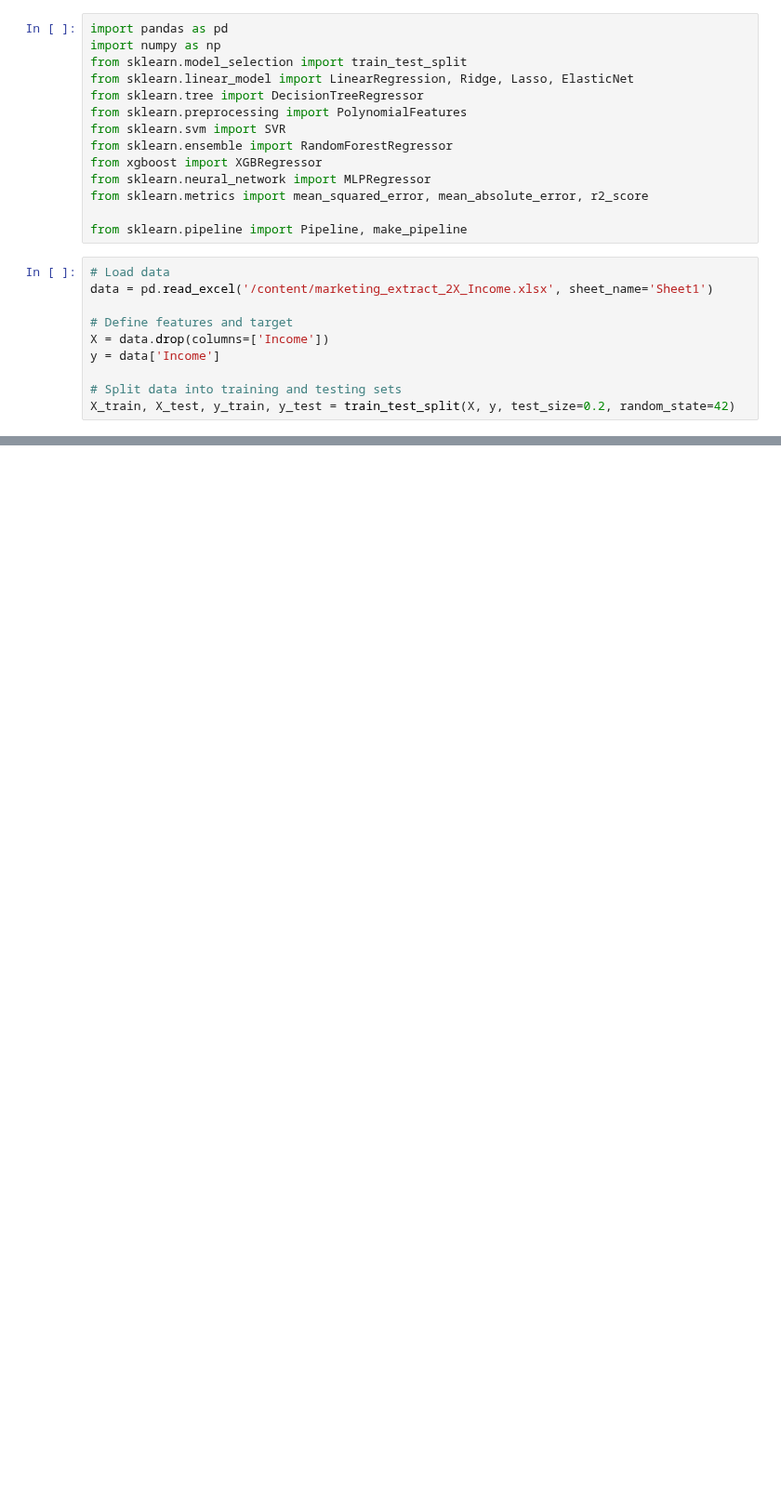
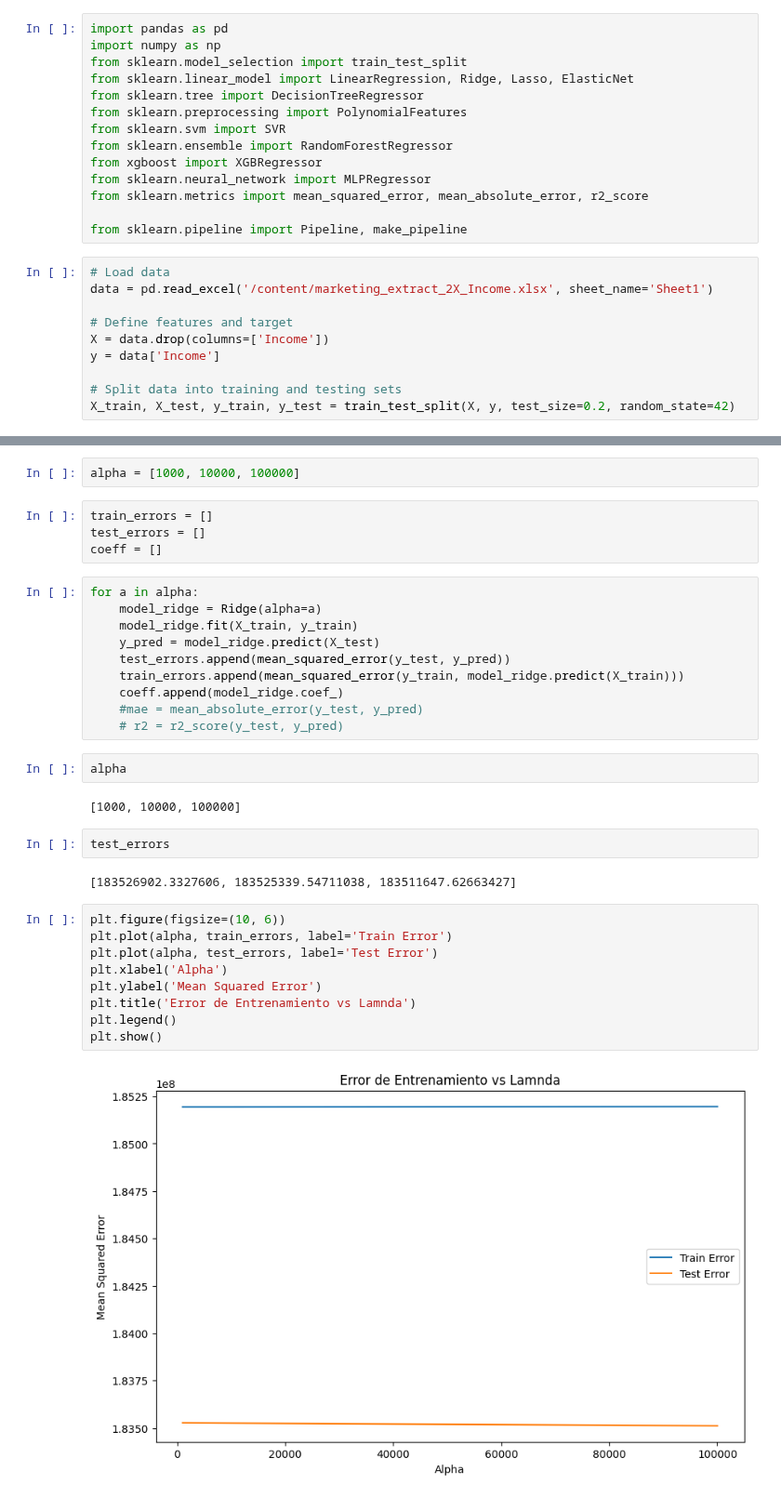
Before and after one commit to DeisyData/BIT_IA_Bootcamp, a Jupyter notebook: S12_C1_Regresion.ipynb, the cells around one changed output, grey strips where cells are left out. Shown at 93% size. Drawn from its saved outputs; the diff is of its cells as text; blank space fills up the shorter version.

```diff
--- a/S12_C1_Regresion.ipynb
+++ b/S12_C1_Regresion.ipynb
@@ -78,0 +129,35 @@ Model Performance:
+# %%
+alpha = [1000, 10000, 100000]
+# %%
+train_errors = []
+test_errors = []
+coeff = []
+# %%
+for a in alpha:
+    model_ridge = Ridge(alpha=a)
+    model_ridge.fit(X_train, y_train)
+    y_pred = model_ridge.predict(X_test)
+    test_errors.append(mean_squared_error(y_test, y_pred))
+    train_errors.append(mean_squared_error(y_train, model_ridge.predict(X_train)))
+    coeff.append(model_ridge.coef_)
+    #mae = mean_absolute_error(y_test, y_pred)
+    # r2 = r2_score(y_test, y_pred)
+# %%
+alpha
+# %% [output]
+[1000, 10000, 100000]
+# %%
+test_errors
+# %% [output]
+[183526902.3327606, 183525339.54711038, 183511647.62663427]
+# %%
+plt.figure(figsize=(10, 6))
+plt.plot(alpha, train_errors, label='Train Error')
+plt.plot(alpha, test_errors, label='Test Error')
+plt.xlabel('Alpha')
+plt.ylabel('Mean Squared Error')
+plt.title('Error de Entrenamiento vs Lamnda')
+plt.legend()
+plt.show()
+# %% [output]
+[figure, added]
```
Also changed, not shown: parts of 9 cells of this notebook.
